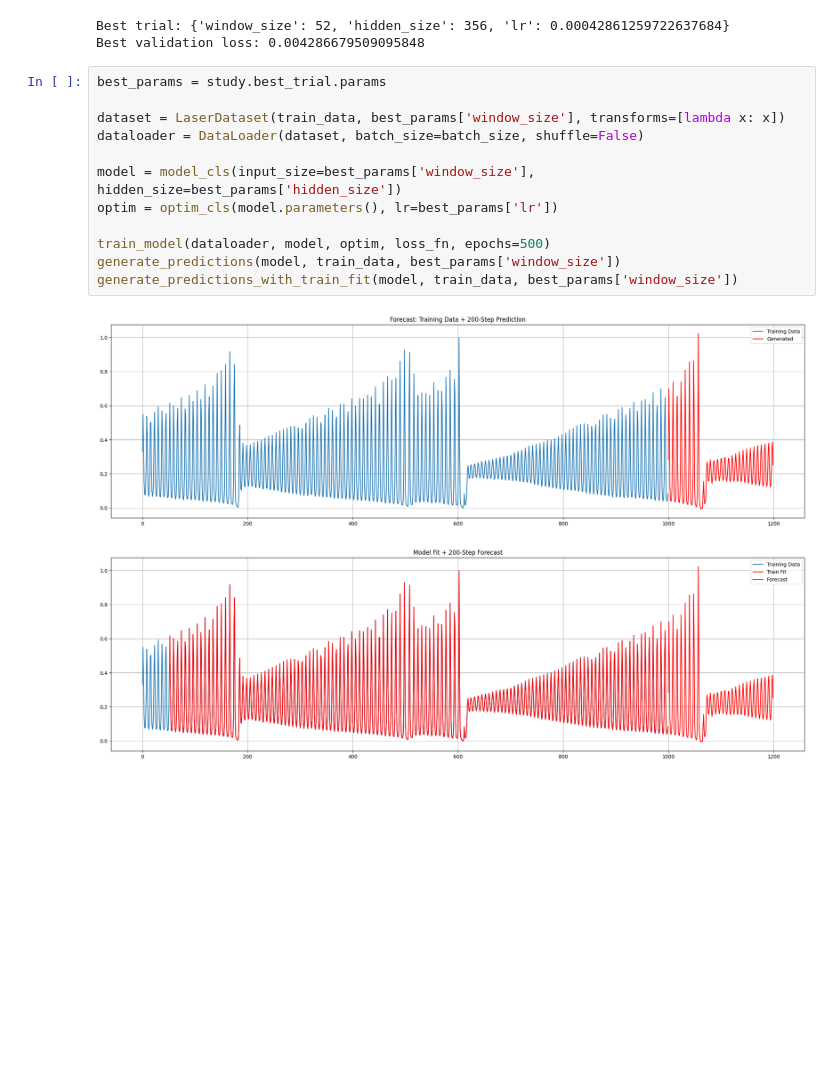
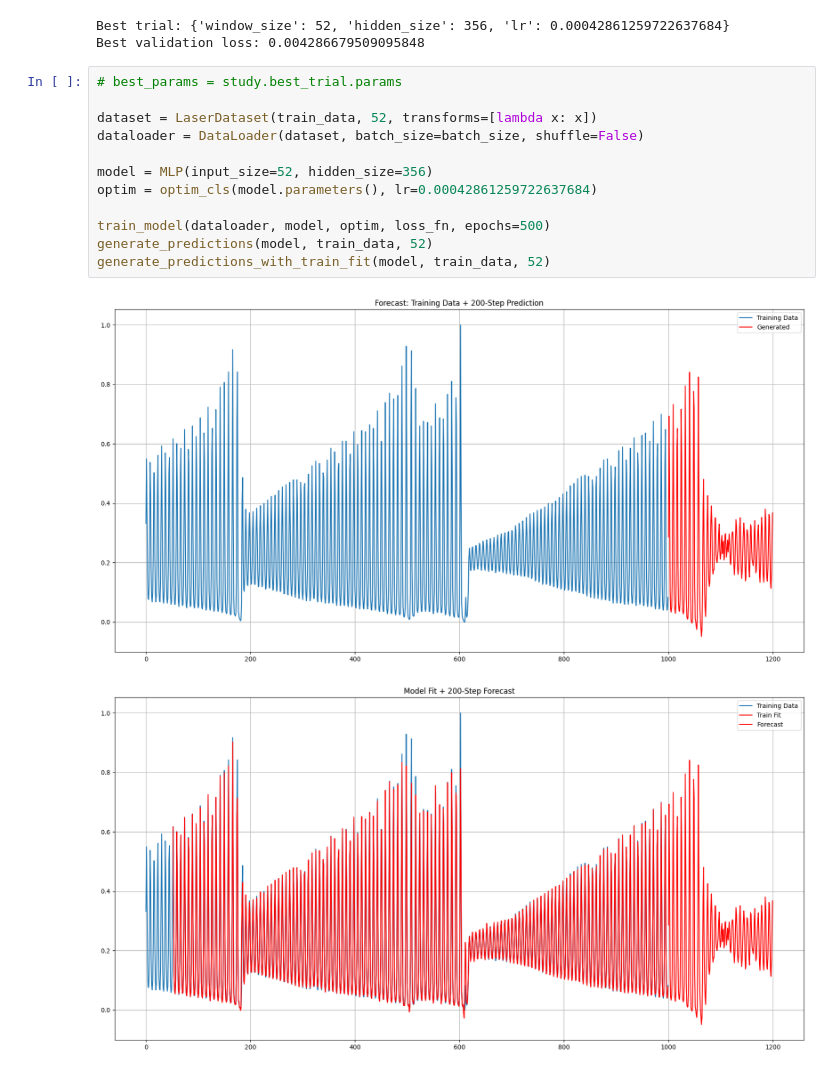
Before and after one commit to karolrogozinski/deep_learning_course, a Jupyter notebook: assignment_1/playground.ipynb, the cells around one changed output. Drawn from its saved outputs; the diff is of its cells as text; blank space fills up the shorter version.

```diff
--- a/assignment_1/playground.ipynb
+++ b/assignment_1/playground.ipynb
@@ -103,18 +103,18 @@ print(f"Best validation loss: {study.best_trial.value}")
 Best trial: {'window_size': 52, 'hidden_size': 356, 'lr': 0.00042861259722637684}
 Best validation loss: 0.004286679509095848
 # %%
-best_params = study.best_trial.params
+# best_params = study.best_trial.params
 
-dataset = LaserDataset(train_data, best_params['window_size'], transforms=[lambda x: x])
+dataset = LaserDataset(train_data, 52, transforms=[lambda x: x])
 dataloader = DataLoader(dataset, batch_size=batch_size, shuffle=False)
 
-model = model_cls(input_size=best_params['window_size'], hidden_size=best_params['hidden_size'])
-optim = optim_cls(model.parameters(), lr=best_params['lr'])
+model = MLP(input_size=52, hidden_size=356)
+optim = optim_cls(model.parameters(), lr=0.00042861259722637684)
 
 train_model(dataloader, model, optim, loss_fn, epochs=500)
-generate_predictions(model, train_data, best_params['window_size'])
-generate_predictions_with_train_fit(model, train_data, best_params['window_size'])
+generate_predictions(model, train_data, 52)
+generate_predictions_with_train_fit(model, train_data, 52)
 # %% [output]
-[figure, old version]
+[figure, new version]
-[figure, old version]
+[figure, new version]
 # %%
```
Also changed, not shown: parts of 1 cell of this notebook, 6 other files.
